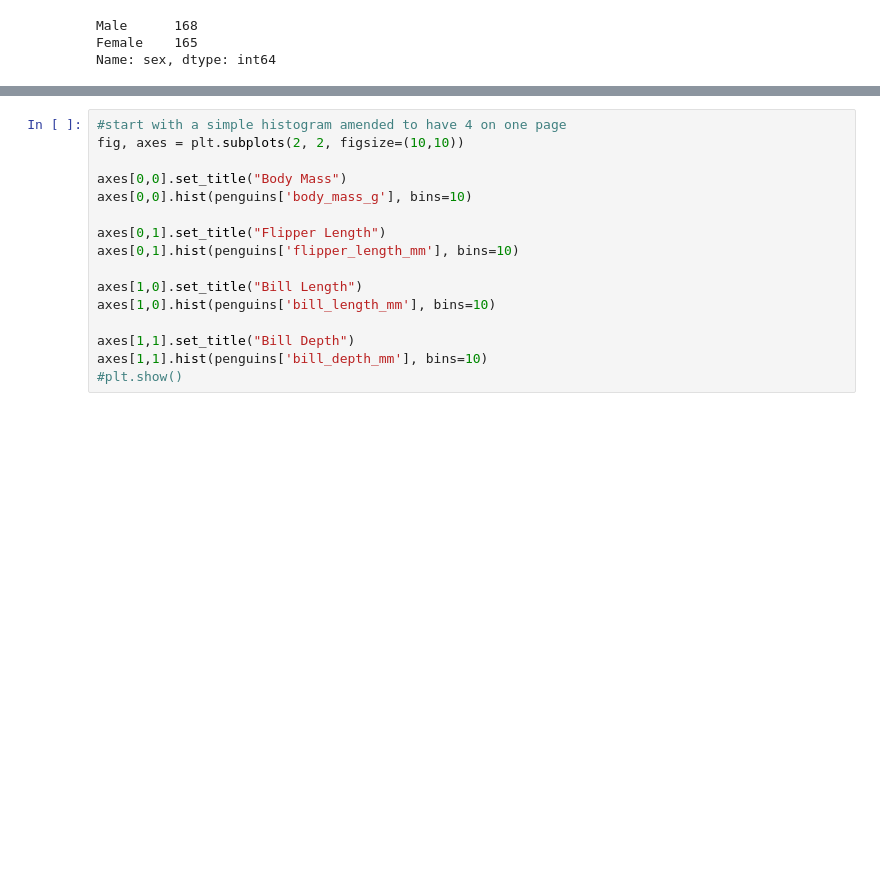
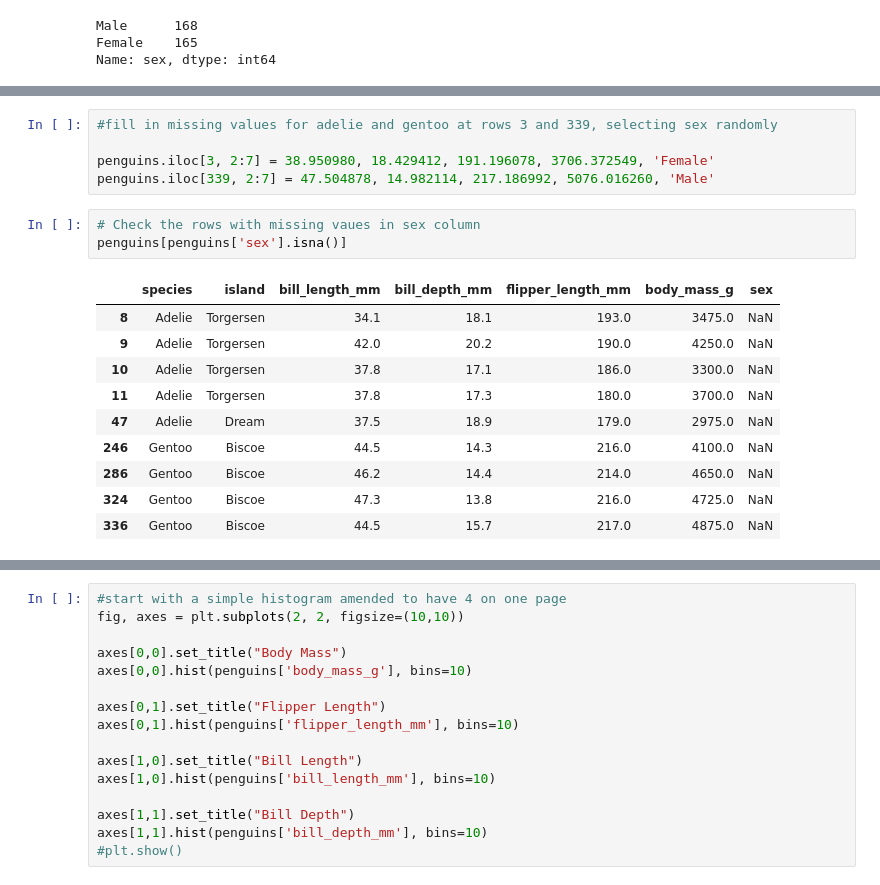
Before and after one commit to SaydsC/PrinciplesofDataAnalytics, a Jupyter notebook: penguins.ipynb, the cells around one changed output, grey strips where cells are left out. Saved outputs shown, nothing was run; the diff lists cells and outputs as text; blank space fills up the shorter version.

```diff
--- a/penguins.ipynb
+++ b/penguins.ipynb
@@ -121,0 +208,19 @@ dtype: int64
+# %%
+#fill in missing values for adelie and gentoo at rows 3 and 339, selecting sex randomly
+
+penguins.iloc[3, 2:7] = 38.950980, 18.429412, 191.196078, 3706.372549, 'Female'
+penguins.iloc[339, 2:7] = 47.504878, 14.982114, 217.186992, 5076.016260, 'Male'
+# %%
+# Check the rows with missing vaues in sex column
+penguins[penguins['sex'].isna()]
+# %% [output]
+|  | species | island | bill_length_mm | bill_depth_mm | flipper_length_mm | body_mass_g | sex |
+| 8 | Adelie | Torgersen | 34.1 | 18.1 | 193.0 | 3475.0 | NaN |
+| 9 | Adelie | Torgersen | 42.0 | 20.2 | 190.0 | 4250.0 | NaN |
+| 10 | Adelie | Torgersen | 37.8 | 17.1 | 186.0 | 3300.0 | NaN |
+| 11 | Adelie | Torgersen | 37.8 | 17.3 | 180.0 | 3700.0 | NaN |
+| 47 | Adelie | Dream | 37.5 | 18.9 | 179.0 | 2975.0 | NaN |
+| 246 | Gentoo | Biscoe | 44.5 | 14.3 | 216.0 | 4100.0 | NaN |
+| 286 | Gentoo | Biscoe | 46.2 | 14.4 | 214.0 | 4650.0 | NaN |
+| 324 | Gentoo | Biscoe | 47.3 | 13.8 | 216.0 | 4725.0 | NaN |
+| 336 | Gentoo | Biscoe | 44.5 | 15.7 | 217.0 | 4875.0 | NaN |
```
Also changed, not shown: parts of 24 cells of this notebook.
